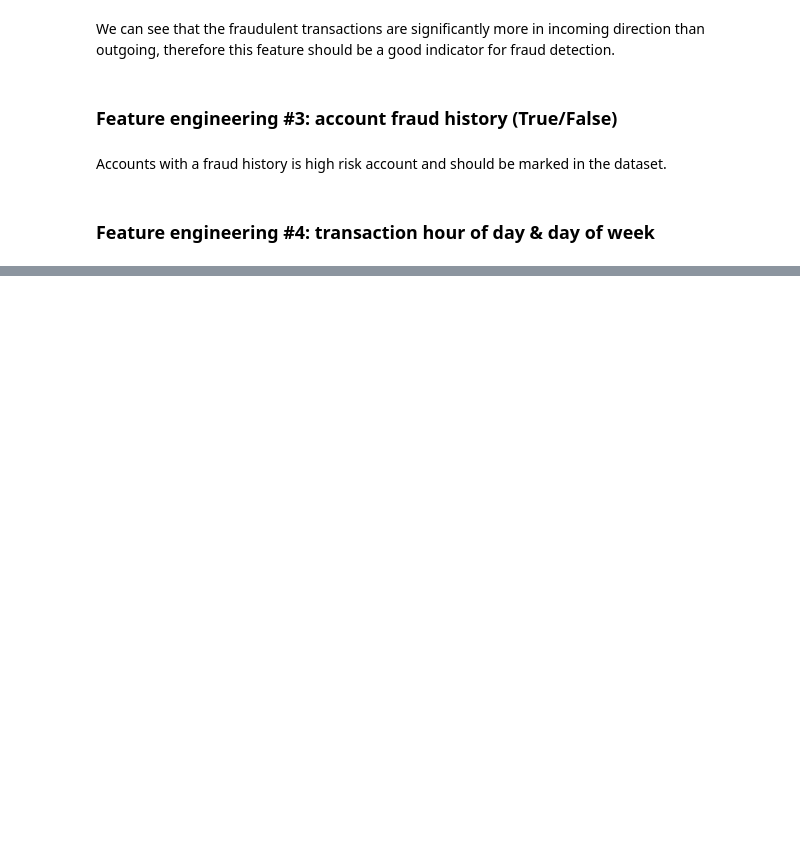
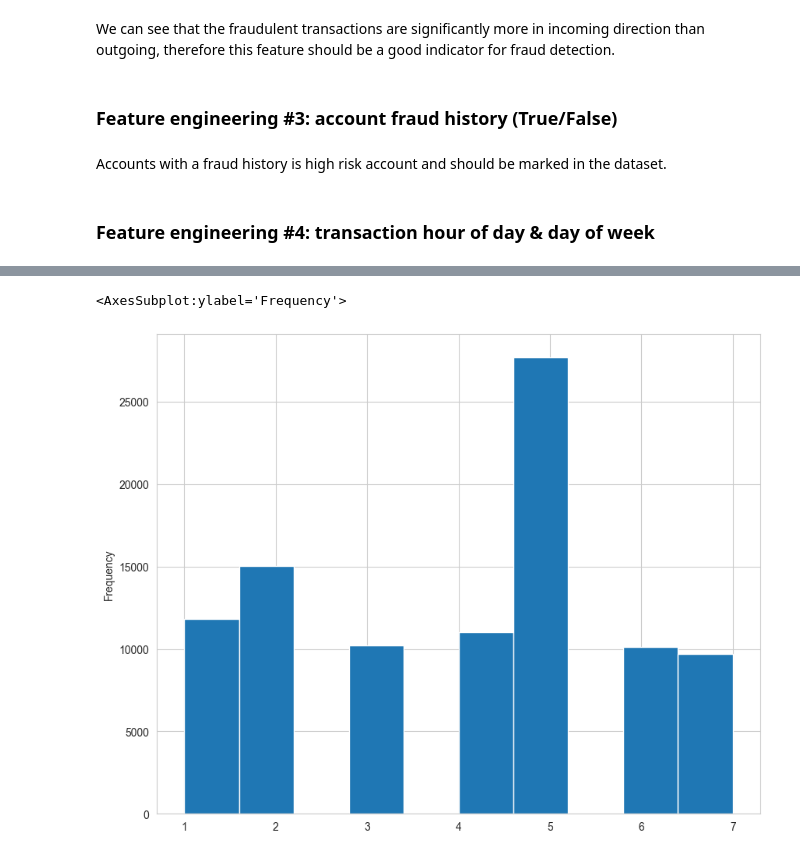
Before and after one commit to Ivyloeou/ML_Xente_Fraud_Detection, a Jupyter notebook: 1-EDA-and-baseline-model.ipynb, the cells around one changed output, grey strips where cells are left out. Saved outputs shown, nothing was run; the diff lists cells and outputs as text; code cells hidden in the pictures; blank space fills up the shorter version.

```diff
--- a/1-EDA-and-baseline-model.ipynb
+++ b/1-EDA-and-baseline-model.ipynb
@@ -276,0 +325,5 @@ train_raw['TransactionStartTime'] =  pd.to_datetime(train_raw['TransactionStartT
+# %%
+train_raw.Transaction_weekday.plot(kind='hist')
+# %% [output]
+<AxesSubplot:ylabel='Frequency'>
+[figure, added]
```
Also changed, not shown: parts of 39 cells of this notebook, 1 other file.
